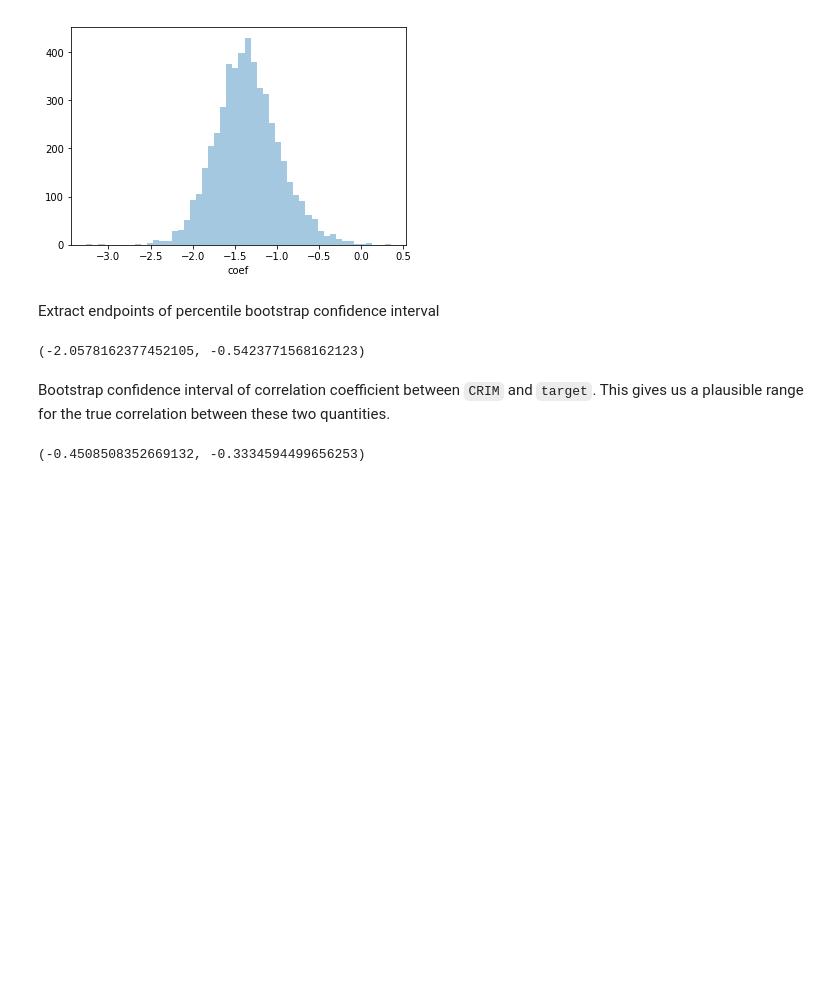
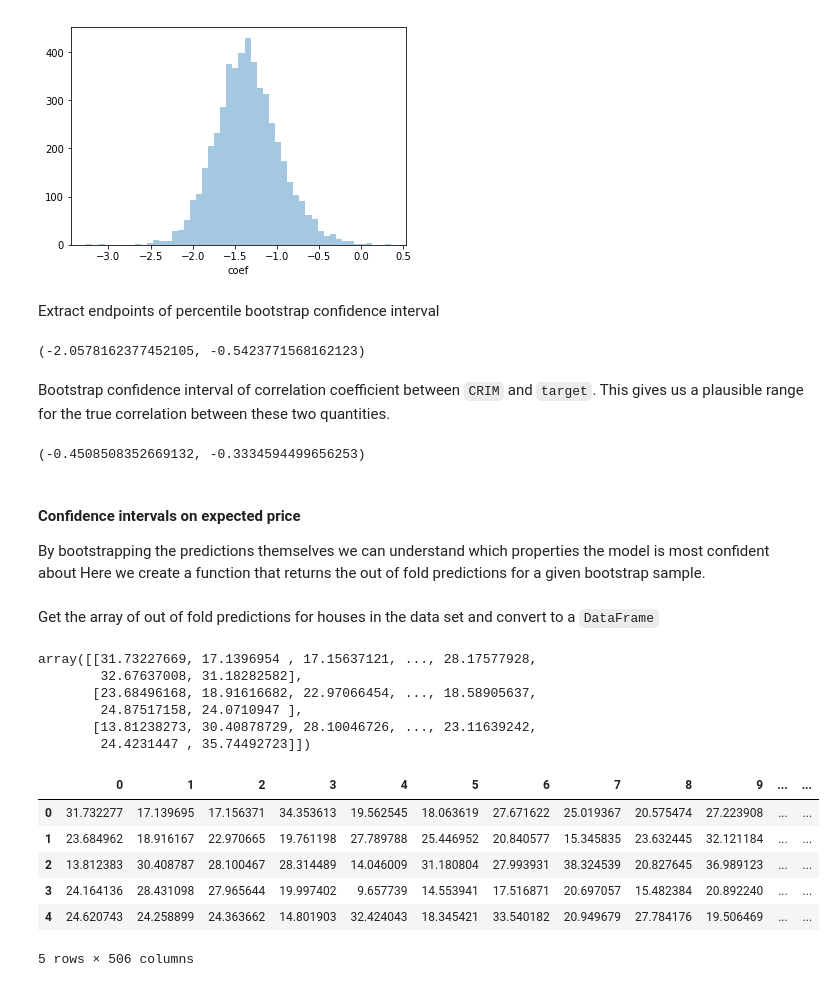
Before and after one commit to jmichuda/resample, a Jupyter notebook: doc/resample.ipynb, the cells around one changed output. Drawn from its saved outputs; the diff is of its cells as text; code cells hidden in the pictures; blank space fills up the shorter version.

```diff
--- a/doc/resample.ipynb
+++ b/doc/resample.ipynb
@@ -448,3 +449,7 @@ bootstrap.bootstrap_ci(a=df[["CRIM"]].join(y).values,
                        random_state=2357)
 # %% [output]
 (-0.4508508352669132, -0.3334594499656253)
+# %% [markdown]
+#### Confidence intervals on expected price
+
+By bootstrapping the predictions themselves we can understand which properties the model is most confident about  Here we create a function that returns the out of fold predictions for a given bootstrap sample.
@@ -450,0 +464,23 @@ bootstrap.bootstrap_ci(a=df[["CRIM"]].join(y).values,
+# %% [markdown]
+Get the array of out of fold predictions for houses in the data set and convert to a `DataFrame`
+# %%
+boot_pred = bootstrap.bootstrap(a=df.join(y).values, f=predreg, b=5000, random_state=2357)
+boot_pred[:3]
+# %% [output]
+array([[31.73227669, 17.1396954 , 17.15637121, ..., 28.17577928,
+        32.67637008, 31.18282582],
+       [23.68496168, 18.91616682, 22.97066454, ..., 18.58905637,
+        24.87517158, 24.0710947 ],
+       [13.81238273, 30.40878729, 28.10046726, ..., 23.11639242,
+        24.4231447 , 35.74492723]])
+# %%
+pred_frame = pd.DataFrame(boot_pred)
+pred_frame.head()
+# %% [output]
+|  | 0 | 1 | 2 | 3 | 4 | 5 | 6 | 7 | 8 | 9 | ... | ... |
+| 0 | 31.732277 | 17.139695 | 17.156371 | 34.353613 | 19.562545 | 18.063619 | 27.671622 | 25.019367 | 20.575474 | 27.223908 | ... | ... |
+| 1 | 23.684962 | 18.916167 | 22.970665 | 19.761198 | 27.789788 | 25.446952 | 20.840577 | 15.345835 | 23.632445 | 32.121184 | ... | ... |
+| 2 | 13.812383 | 30.408787 | 28.100467 | 28.314489 | 14.046009 | 31.180804 | 27.993931 | 38.324539 | 20.827645 | 36.989123 | ... | ... |
+| 3 | 24.164136 | 28.431098 | 27.965644 | 19.997402 | 9.657739 | 14.553941 | 17.516871 | 20.697057 | 15.482384 | 20.892240 | ... | ... |
+| 4 | 24.620743 | 24.258899 | 24.363662 | 14.801903 | 32.424043 | 18.345421 | 33.540182 | 20.949679 | 27.784176 | 19.506469 | ... | ... |
+5 rows × 506 columns
```
Also changed, not shown: parts of 33 cells of this notebook.
